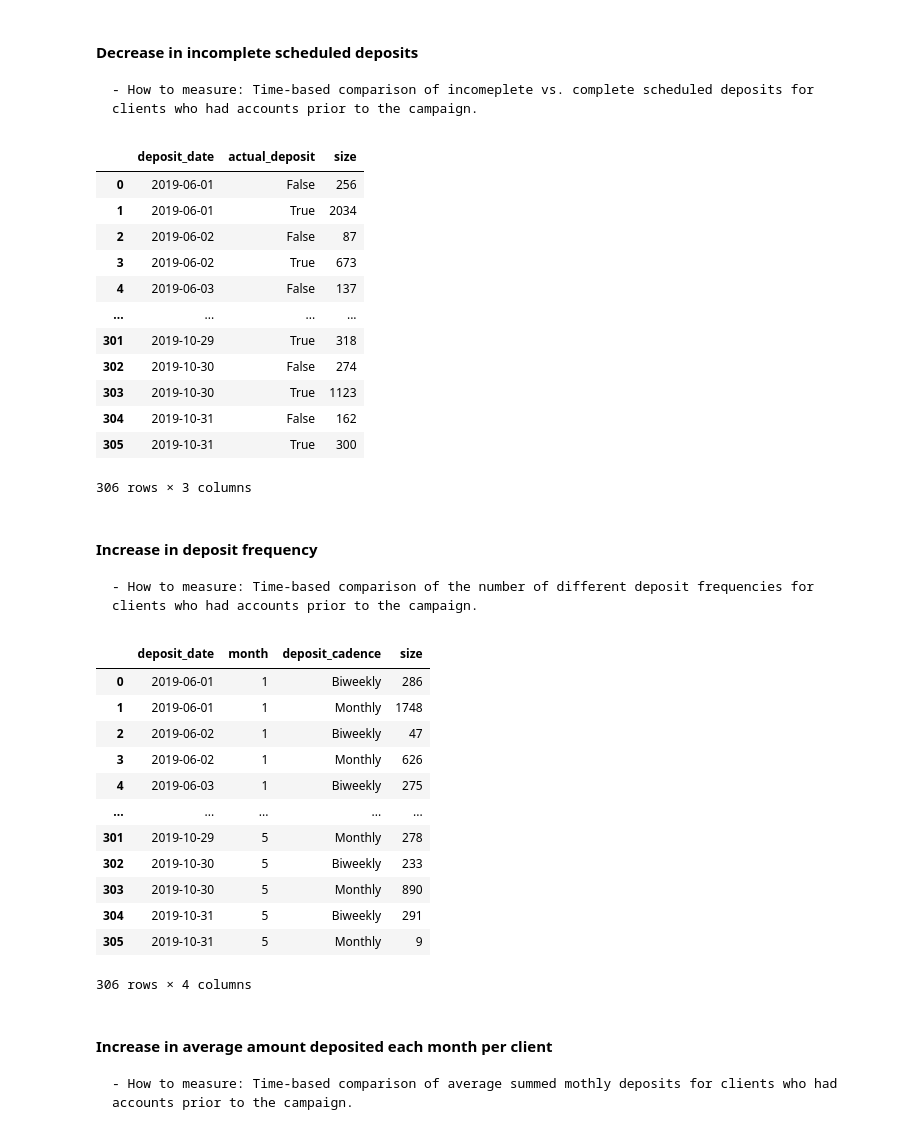
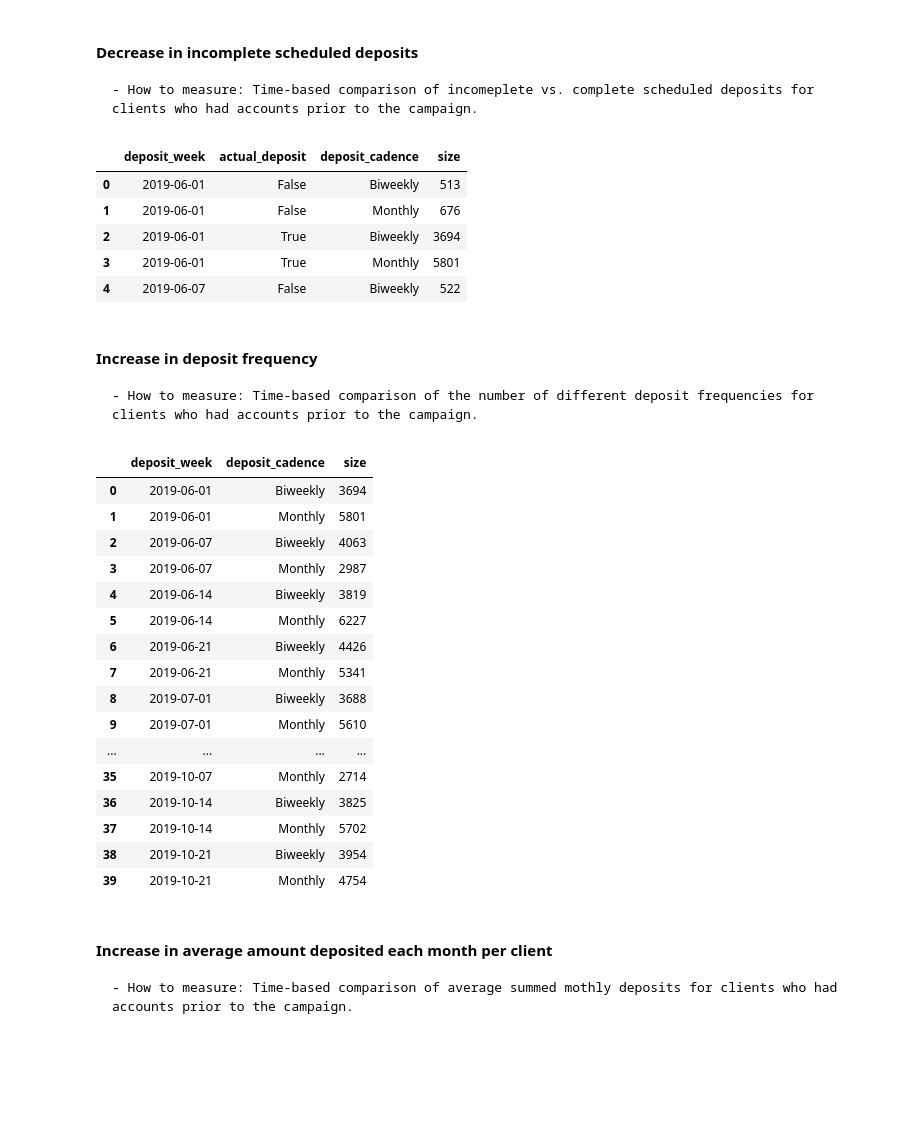
Before and after one commit to ash-nil/ash-nil.github.io, a Jupyter notebook: docs/Marketing_Campaign_Results/notebook.ipynb, the cells around one changed output. Saved outputs shown, nothing was run; the diff lists cells and outputs as text; code cells hidden in the pictures; blank space fills up the shorter version.

```diff
--- a/docs/Marketing_Campaign_Results/notebook.ipynb
+++ b/docs/Marketing_Campaign_Results/notebook.ipynb
@@ -214,10 +215,21 @@ df.head()
 | 3 | 146046305811 | 247.0 | Biweekly | 2019-07-17 | True | True | 2 | ... |
 | 4 | 146046305811 | 247.0 | Biweekly | 2019-07-31 | True | True | 2 | ... |
 # %%
-# update column types
+# update categorical columns
 df = df.astype({'deposit_cadence':'category', 'month':'category',
     'client_geographical_region':'category', 'client_residence_status':'category'})
+
+
+# add semi-monthly deposit dates
 df['deposit_date'] = pd.to_datetime(df['deposit_date'])
+def modify_date(date):
+    day = date.day
+    if day <= 14:
+        return date.replace(day=1)
+    else:
+        return date.replace(day=15)
+df['semimonth'] = df['deposit_date'].apply(modify_date)
+
 df.info()
 # %% [output]
 <class 'pandas.core.frame.DataFrame'>
@@ -286,22 +310,17 @@ Total rows:  172774
 
     - How to measure: Time-based comparison of incomeplete vs. complete scheduled deposits for clients who had accounts prior to the campaign.
 # %%
-# establish df for incomplete and complete transactions
-status = df2[['deposit_date', 'month', 'actual_deposit']]
-status = status.groupby(['deposit_date', 'actual_deposit'], as_index=False, observed=True).size()
-status
+# establish df for incomplete and complete transactions, divided by cadence
+status = df2[['deposit_week', 'actual_deposit', 'deposit_cadence']]
+status = status.groupby(['deposit_week', 'actual_deposit', 'deposit_cadence'],
+    as_index=False, observed=True).size()
+
+status.head()
 # %% [output]
-|  | deposit_date | actual_deposit | size |
-| 0 | 2019-06-01 | False | 256 |
-| 1 | 2019-06-01 | True | 2034 |
-| 2 | 2019-06-02 | False | 87 |
-| 3 | 2019-06-02 | True | 673 |
-| 4 | 2019-06-03 | False | 137 |
-| ... | ... | ... | ... |
-| 301 | 2019-10-29 | True | 318 |
-| 302 | 2019-10-30 | False | 274 |
-| 303 | 2019-10-30 | True | 1123 |
-| 304 | 2019-10-31 | False | 162 |
-| 305 | 2019-10-31 | True | 300 |
+|  | deposit_week | actual_deposit | deposit_cadence | size |
+| 0 | 2019-06-01 | False | Biweekly | 513 |
+| 1 | 2019-06-01 | False | Monthly | 676 |
+| 2 | 2019-06-01 | True | Biweekly | 3694 |
+| 3 | 2019-06-01 | True | Monthly | 5801 |
+| 4 | 2019-06-07 | False | Biweekly | 522 |
-306 rows × 3 columns
 # %%
@@ -313,20 +333,25 @@ fig1.show()
     - How to measure: Time-based comparison of the number of different deposit frequencies for clients who had accounts prior to the campaign.
 # %%
 # establish df for different cadences
-cadence = df3[['deposit_date', 'month', 'deposit_cadence']]
-cadence = cadence.groupby(['deposit_date', 'month', 'deposit_cadence'], as_index=False, observed=True).size()
+cadence = df3[['deposit_week', 'deposit_cadence']]
+cadence = cadence.groupby(['deposit_week', 'deposit_cadence'],
+    as_index=False, observed=True).size()
 cadence
 # %% [output]
-|  | deposit_date | month | deposit_cadence | size |
-| 0 | 2019-06-01 | 1 | Biweekly | 286 |
-| 1 | 2019-06-01 | 1 | Monthly | 1748 |
-| 2 | 2019-06-02 | 1 | Biweekly | 47 |
-| 3 | 2019-06-02 | 1 | Monthly | 626 |
-| 4 | 2019-06-03 | 1 | Biweekly | 275 |
-| ... | ... | ... | ... | ... |
-| 301 | 2019-10-29 | 5 | Monthly | 278 |
-| 302 | 2019-10-30 | 5 | Biweekly | 233 |
-| 303 | 2019-10-30 | 5 | Monthly | 890 |
-| 304 | 2019-10-31 | 5 | Biweekly | 291 |
-| 305 | 2019-10-31 | 5 | Monthly | 9 |
+|  | deposit_week | deposit_cadence | size |
+| 0 | 2019-06-01 | Biweekly | 3694 |
+| 1 | 2019-06-01 | Monthly | 5801 |
+| 2 | 2019-06-07 | Biweekly | 4063 |
+| 3 | 2019-06-07 | Monthly | 2987 |
+| 4 | 2019-06-14 | Biweekly | 3819 |
+| 5 | 2019-06-14 | Monthly | 6227 |
+| 6 | 2019-06-21 | Biweekly | 4426 |
+| 7 | 2019-06-21 | Monthly | 5341 |
+| 8 | 2019-07-01 | Biweekly | 3688 |
+| 9 | 2019-07-01 | Monthly | 5610 |
+| ... | ... | ... | ... |
+| 35 | 2019-10-07 | Monthly | 2714 |
+| 36 | 2019-10-14 | Biweekly | 3825 |
+| 37 | 2019-10-14 | Monthly | 5702 |
+| 38 | 2019-10-21 | Biweekly | 3954 |
+| 39 | 2019-10-21 | Monthly | 4754 |
-306 rows × 4 columns
```
Also changed, not shown: parts of 9 cells of this notebook.
